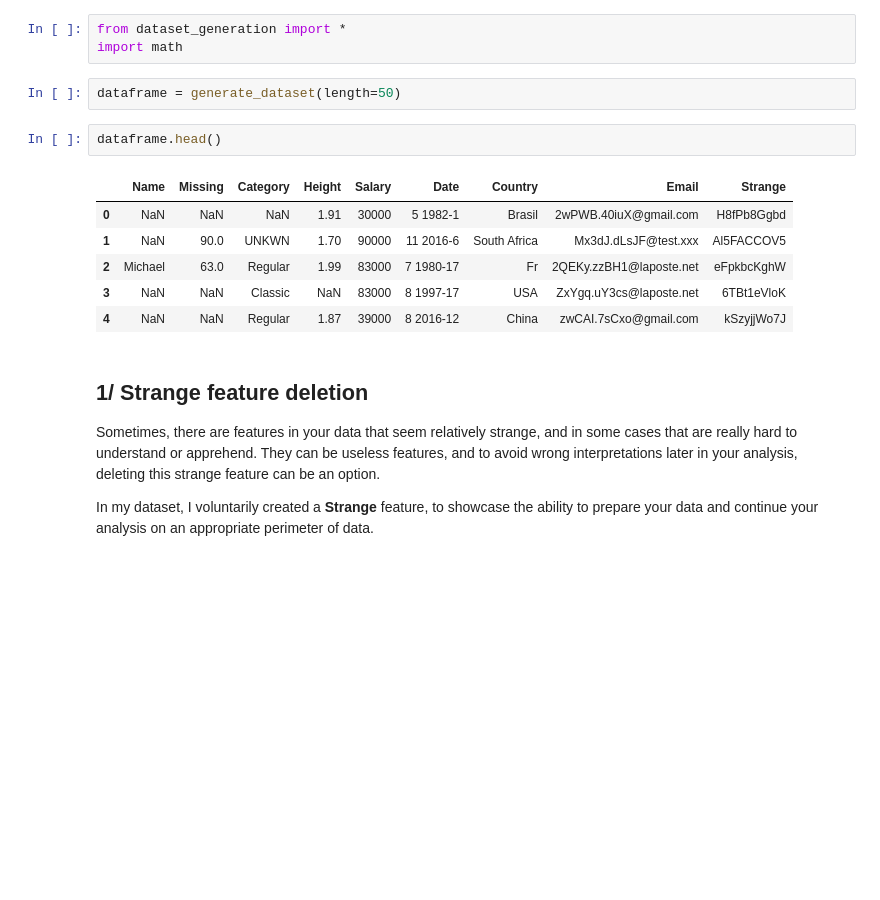
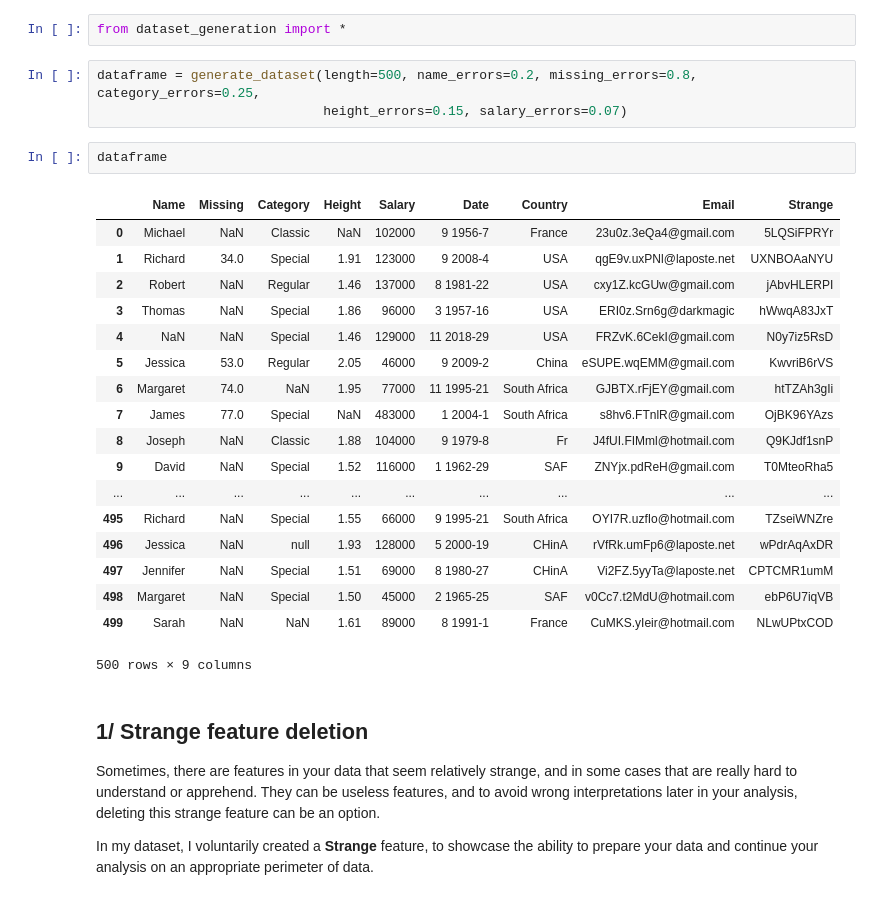
Before and after one commit to QuentinVincenot/data-cleaning, a Jupyter notebook: Data Cleaning.ipynb, the cells around one changed output. Cells and saved outputs as stored; diff of their text form; blank space fills up the shorter version.

Commit message:
Added parameters and default values for the dataset generation length and probabilities

```diff
--- a/Data Cleaning.ipynb
+++ b/Data Cleaning.ipynb
@@ -1,17 +1,29 @@
 # %%
 from dataset_generation import *
-import math
-# %%
-dataframe = generate_dataset(length=50)
+# %%
+dataframe = generate_dataset(length=500, name_errors=0.2, missing_errors=0.8, category_errors=0.25,
+                             height_errors=0.15, salary_errors=0.07)
 # %%
-dataframe.head()
+dataframe
 # %% [output]
 |  | Name | Missing | Category | Height | Salary | Date | Country | Email | Strange |
-| 0 | NaN | NaN | NaN | 1.91 | 30000 | 5 1982-1 | Brasil | 2wPWB.40iuX@gmail.com | H8fPb8Ggbd |
-| 1 | NaN | 90.0 | UNKWN | 1.70 | 90000 | 11 2016-6 | South Africa | Mx3dJ.dLsJF@test.xxx | Al5FACCOV5 |
-| 2 | Michael | 63.0 | Regular | 1.99 | 83000 | 7 1980-17 | Fr | 2QEKy.zzBH1@laposte.net | eFpkbcKghW |
-| 3 | NaN | NaN | Classic | NaN | 83000 | 8 1997-17 | USA | ZxYgq.uY3cs@laposte.net | 6TBt1eVloK |
-| 4 | NaN | NaN | Regular | 1.87 | 39000 | 8 2016-12 | China | zwCAI.7sCxo@gmail.com | kSzyjjWo7J |
+| 0 | Michael | NaN | Classic | NaN | 102000 | 9 1956-7 | France | 23u0z.3eQa4@gmail.com | 5LQSiFPRYr |
+| 1 | Richard | 34.0 | Special | 1.91 | 123000 | 9 2008-4 | USA | qgE9v.uxPNl@laposte.net | UXNBOAaNYU |
+| 2 | Robert | NaN | Regular | 1.46 | 137000 | 8 1981-22 | USA | cxy1Z.kcGUw@gmail.com | jAbvHLERPI |
+| 3 | Thomas | NaN | Special | 1.86 | 96000 | 3 1957-16 | USA | ERI0z.Srn6g@darkmagic | hWwqA83JxT |
+| 4 | NaN | NaN | Special | 1.46 | 129000 | 11 2018-29 | USA | FRZvK.6CekI@gmail.com | N0y7iz5RsD |
+| 5 | Jessica | 53.0 | Regular | 2.05 | 46000 | 9 2009-2 | China | eSUPE.wqEMM@gmail.com | KwvriB6rVS |
+| 6 | Margaret | 74.0 | NaN | 1.95 | 77000 | 11 1995-21 | South Africa | GJBTX.rFjEY@gmail.com | htTZAh3gIi |
+| 7 | James | 77.0 | Special | NaN | 483000 | 1 2004-1 | South Africa | s8hv6.FTnlR@gmail.com | OjBK96YAzs |
+| 8 | Joseph | NaN | Classic | 1.88 | 104000 | 9 1979-8 | Fr | J4fUI.FIMml@hotmail.com | Q9KJdf1snP |
+| 9 | David | NaN | Special | 1.52 | 116000 | 1 1962-29 | SAF | ZNYjx.pdReH@gmail.com | T0MteoRha5 |
+| ... | ... | ... | ... | ... | ... | ... | ... | ... | ... |
+| 495 | Richard | NaN | Special | 1.55 | 66000 | 9 1995-21 | South Africa | OYI7R.uzfIo@hotmail.com | TZseiWNZre |
+| 496 | Jessica | NaN | null | 1.93 | 128000 | 5 2000-19 | CHinA | rVfRk.umFp6@laposte.net | wPdrAqAxDR |
+| 497 | Jennifer | NaN | Special | 1.51 | 69000 | 8 1980-27 | CHinA | Vi2FZ.5yyTa@laposte.net | CPTCMR1umM |
+| 498 | Margaret | NaN | Special | 1.50 | 45000 | 2 1965-25 | SAF | v0Cc7.t2MdU@hotmail.com | ebP6U7iqVB |
+| 499 | Sarah | NaN | NaN | 1.61 | 89000 | 8 1991-1 | France | CuMKS.yIeir@hotmail.com | NLwUPtxCOD |
+500 rows × 9 columns
 # %% [markdown]
 ## 1/ Strange feature deletion
 
```
Also changed, not shown: parts of 18 cells of this notebook, 2 other files.
